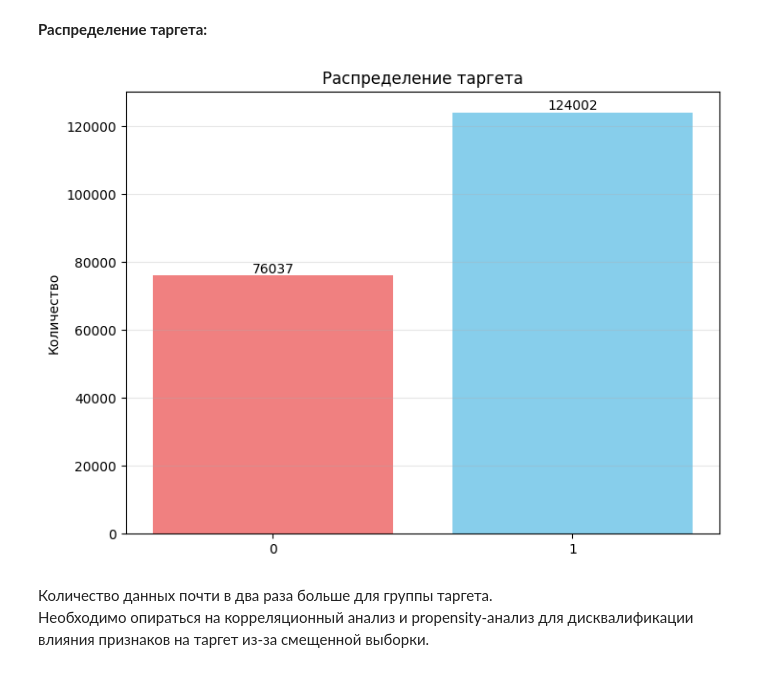
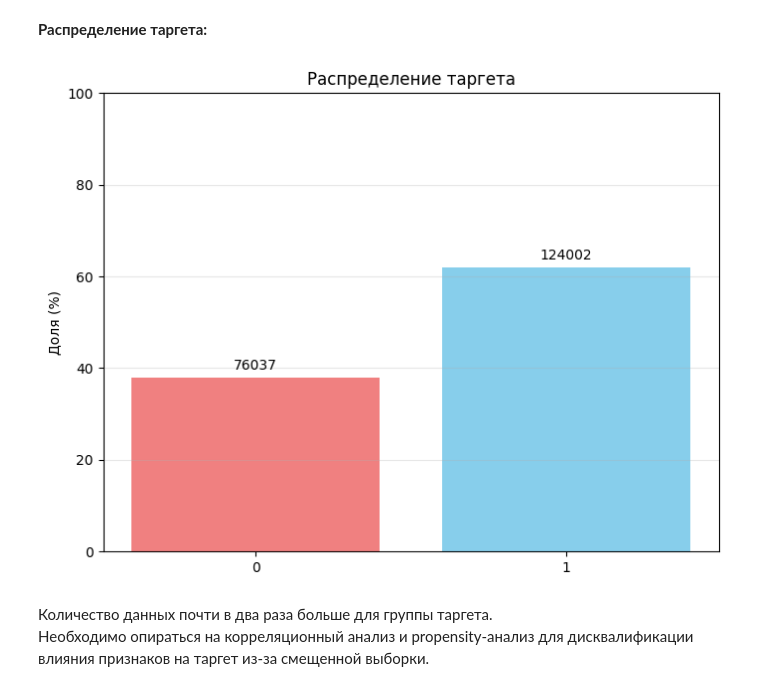
Before and after one commit to VShilovich/uplift-modeling-hse, a Jupyter notebook: EDA/eda.ipynb, the cells around one changed output. Saved outputs shown, nothing was run; the diff lists cells and outputs as text; code cells hidden in the pictures.

```diff
--- a/EDA/eda.ipynb
+++ b/EDA/eda.ipynb
@@ -163,20 +220,25 @@ dtype: int64
 # %%
 # Подсчет частот
 value_counts = target.value_counts().sort_index()
+total = len(target)
+
 plt.figure(figsize=(8, 6))
-plt.bar(value_counts.index, value_counts.values, color=['lightcoral', 'skyblue'])
-plt.ylabel('Количество')
+
+# Создаем столбцы с процентами
+bars = plt.bar(value_counts.index, value_counts.values/total*100, color=['lightcoral', 'skyblue'])
+plt.ylabel('Доля (%)')
 plt.title('Распределение таргета')
 plt.xticks([0, 1], ['0', '1'])
 plt.grid(axis='y', alpha=0.3)
+plt.ylim(0, 100)
 
-# Добавление подписей:
+# Добавление подписей с абсолютными значениями
 for i, v in enumerate(value_counts.values):
-    plt.text(i, v + 1, str(v), ha='center', va='bottom')
+    plt.text(i, v/total*100 + 1, str(v), ha='center', va='bottom')
 
 plt.show()
 # %% [output]
-[figure, old version]
+[figure, new version]
 # %% [markdown]
 Количество данных почти в два раза больше для группы таргета.
 Необходимо опираться на корреляционный анализ и propensity-анализ для дисквалификации влияния признаков на таргет из-за смещенной выборки.
```
Also changed, not shown: parts of 11 cells of this notebook, 3 other files.
